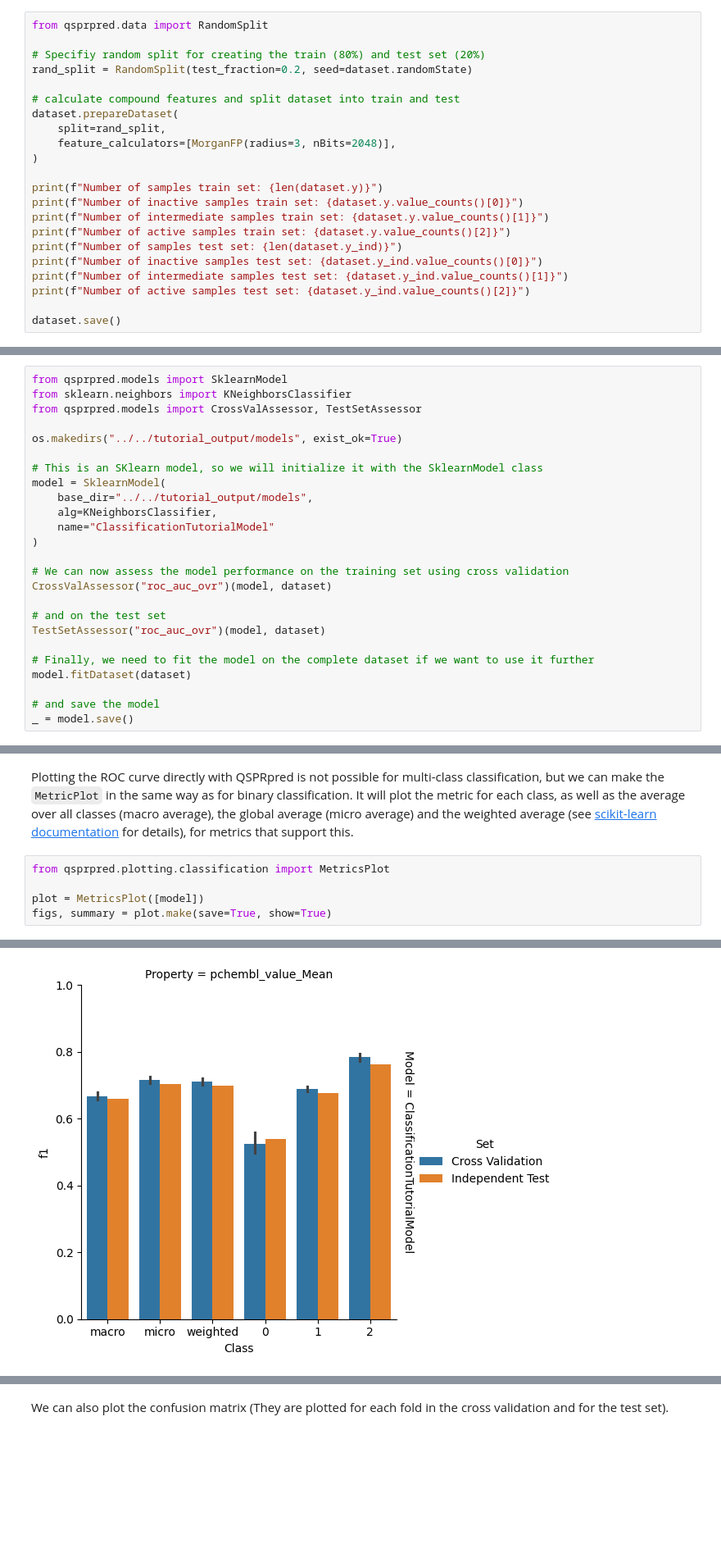
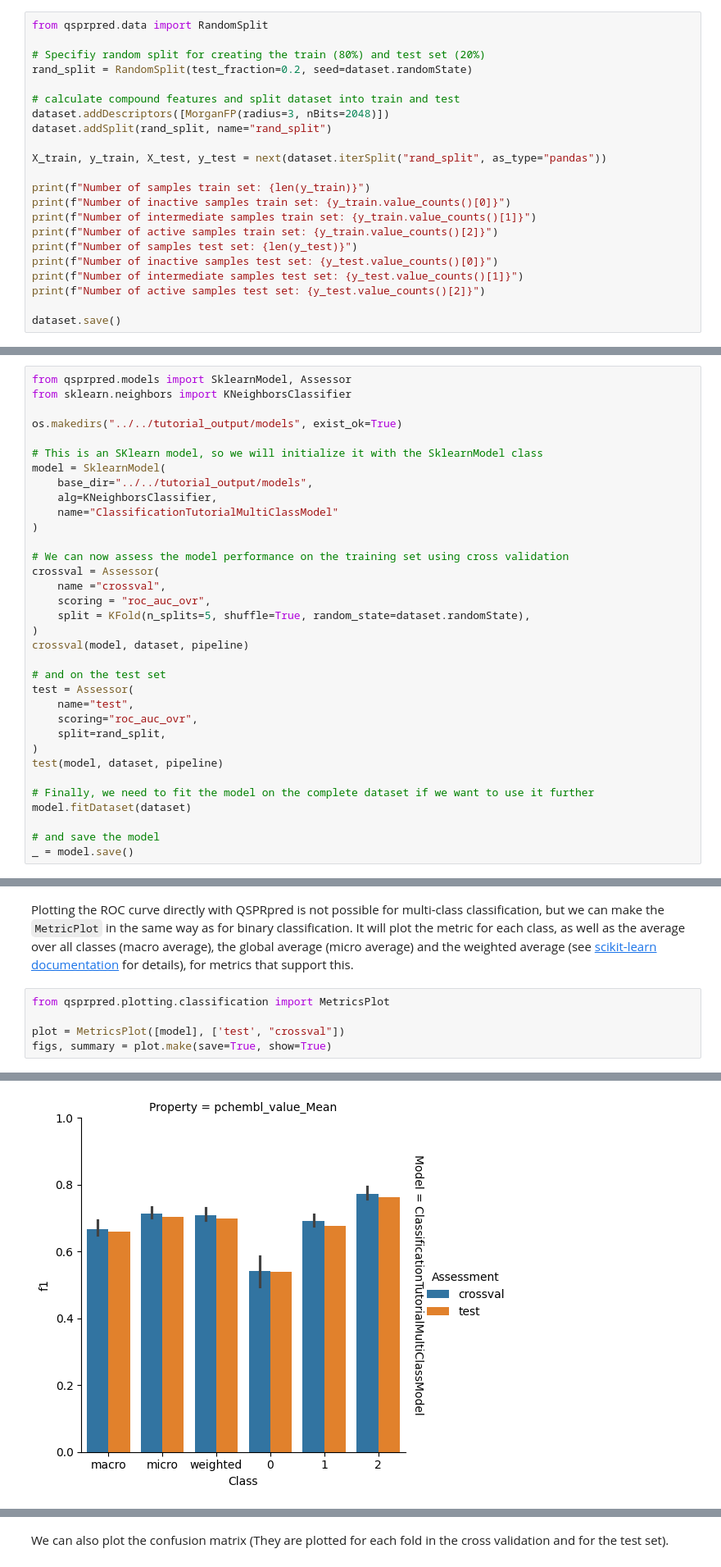
Before and after one commit to CDDLeiden/QSPRpred, a Jupyter notebook: tutorials/basics/modelling/classification.ipynb, the cells around one changed output, grey strips where cells are left out. Shown at 82% size. Cells and saved outputs as stored; diff of their text form; blank space fills up the shorter version.

Commit message:
fix classification tutorial

```diff
--- a/tutorials/basics/modelling/classification.ipynb
+++ b/tutorials/basics/modelling/classification.ipynb
@@ -269,19 +267,19 @@ from qsprpred.data import RandomSplit
 rand_split = RandomSplit(test_fraction=0.2, seed=dataset.randomState)
 
 # calculate compound features and split dataset into train and test
-dataset.prepareDataset(
-    split=rand_split,
-    feature_calculators=[MorganFP(radius=3, nBits=2048)],
-)
+dataset.addDescriptors([MorganFP(radius=3, nBits=2048)])
+dataset.addSplit(rand_split, name="rand_split")
 
-print(f"Number of samples train set: {len(dataset.y)}")
-print(f"Number of inactive samples train set: {dataset.y.value_counts()[0]}")
-print(f"Number of intermediate samples train set: {dataset.y.value_counts()[1]}")
-print(f"Number of active samples train set: {dataset.y.value_counts()[2]}")
-print(f"Number of samples test set: {len(dataset.y_ind)}")
-print(f"Number of inactive samples test set: {dataset.y_ind.value_counts()[0]}")
-print(f"Number of intermediate samples test set: {dataset.y_ind.value_counts()[1]}")
-print(f"Number of active samples test set: {dataset.y_ind.value_counts()[2]}")
+X_train, y_train, X_test, y_test = next(dataset.iterSplit("rand_split", as_type="pandas"))
+
+print(f"Number of samples train set: {len(y_train)}")
+print(f"Number of inactive samples train set: {y_train.value_counts()[0]}")
+print(f"Number of intermediate samples train set: {y_train.value_counts()[1]}")
+print(f"Number of active samples train set: {y_train.value_counts()[2]}")
+print(f"Number of samples test set: {len(y_test)}")
+print(f"Number of inactive samples test set: {y_test.value_counts()[0]}")
+print(f"Number of intermediate samples test set: {y_test.value_counts()[1]}")
+print(f"Number of active samples test set: {y_test.value_counts()[2]}")
 
 dataset.save()
 # %% [output]
@@ -300,9 +294,8 @@ Number of active samples test set: 361
 # %% [markdown]
 Make sure to use a model and a metric (here roc_auc_ovr) that supports multi-class classification.
 # %%
-from qsprpred.models import SklearnModel
+from qsprpred.models import SklearnModel, Assessor
 from sklearn.neighbors import KNeighborsClassifier
-from qsprpred.models import CrossValAssessor, TestSetAssessor
 
 os.makedirs("../../tutorial_output/models", exist_ok=True)
 
@@ -310,14 +303,24 @@ os.makedirs("../../tutorial_output/models", exist_ok=True)
 model = SklearnModel(
     base_dir="../../tutorial_output/models",
     alg=KNeighborsClassifier,
-    name="ClassificationTutorialModel"
+    name="ClassificationTutorialMultiClassModel"
 )
 
 # We can now assess the model performance on the training set using cross validation
-CrossValAssessor("roc_auc_ovr")(model, dataset)
+crossval = Assessor(
+    name ="crossval",
+    scoring = "roc_auc_ovr",
+    split = KFold(n_splits=5, shuffle=True, random_state=dataset.randomState),
+)
+crossval(model, dataset, pipeline)
 
 # and on the test set
-TestSetAssessor("roc_auc_ovr")(model, dataset)
+test = Assessor(
+    name="test",
+    scoring="roc_auc_ovr",
+    split=rand_split,
+)
+test(model, dataset, pipeline)
 
 # Finally, we need to fit the model on the complete dataset if we want to use it further
 model.fitDataset(dataset)
@@ -330,6 +337,6 @@ It will plot the metric for each class, as well as the average over all classes
 # %%
 from qsprpred.plotting.classification import MetricsPlot
 
-plot = MetricsPlot([model])
+plot = MetricsPlot([model], ['test', "crossval"])
 figs, summary = plot.make(save=True, show=True)
 # %% [output]
@@ -337,2 +344,2 @@ ClassificationTutorialModel
-[figure, old version]
+[figure, new version]
 <Figure size 640x480 with 0 Axes>
```
Also changed, not shown: parts of 10 cells of this notebook.
